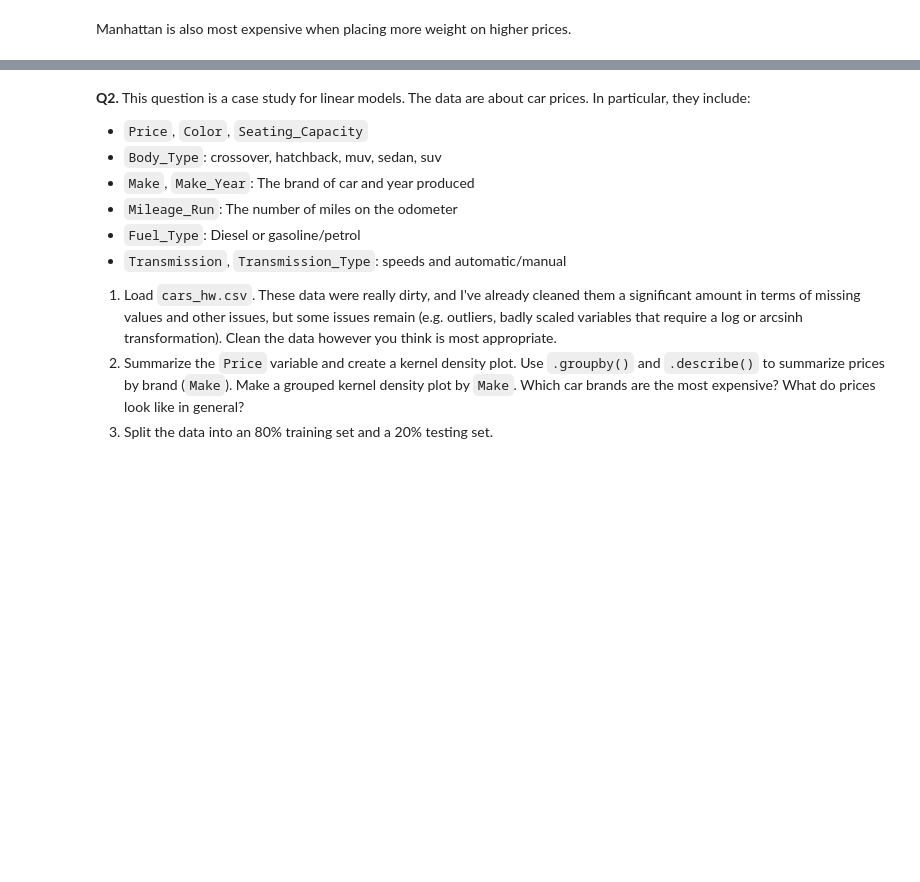
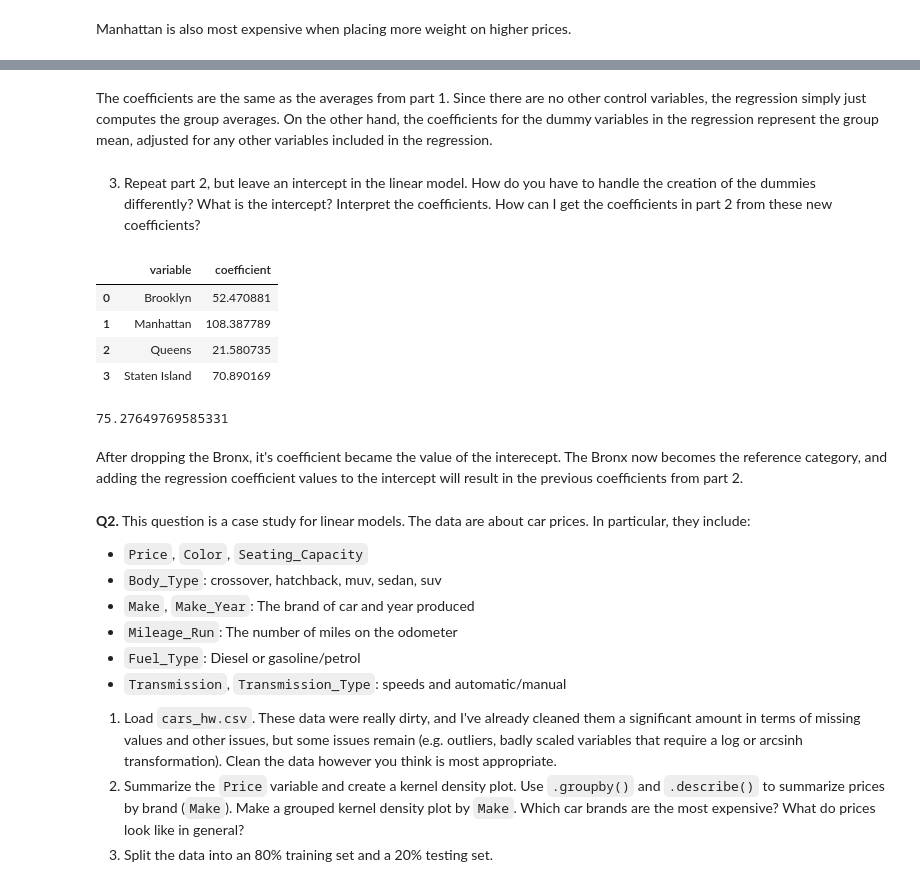
Before and after one commit to fourchain40/linearRegression, a Jupyter notebook: assignment.ipynb, the cells around one changed output, grey strips where cells are left out. Saved outputs shown, nothing was run; the diff lists cells and outputs as text; code cells hidden in the pictures; blank space fills up the shorter version.

```diff
--- a/assignment.ipynb
+++ b/assignment.ipynb
@@ -59,3 +75,26 @@ Manhattan is also most expensive when placing more weight on higher prices.
+# %% [markdown]
+The coefficients are the same as the averages from part 1. Since there are no other control variables, the regression simply just computes the group averages. On the other hand, the coefficients for the dummy variables in the regression represent the group mean, adjusted for any other variables included in the regression.
+# %% [markdown]
+3. Repeat part 2, but leave an intercept in the linear model. How do you have to handle the creation of the dummies differently? What is the intercept? Interpret the coefficients. How can I get the coefficients in part 2 from these new coefficients?
+# %%
+y = df['Price']
+X = pd.get_dummies(df['Neighbourhood '], dtype = 'int', drop_first = True)
+from sklearn import linear_model
+reg = linear_model.LinearRegression().fit(X,y)
+results = pd.DataFrame({'variable':reg.feature_names_in_, 'coefficient': reg.coef_}) # Regression coefficients
+results
+# %% [output]
+|  | variable | coefficient |
+| 0 | Brooklyn | 52.470881 |
+| 1 | Manhattan | 108.387789 |
+| 2 | Queens | 21.580735 |
+| 3 | Staten Island | 70.890169 |
+# %%
+print(reg.intercept_)
+# %% [output]
+75.27649769585331
+# %% [markdown]
+After dropping the Bronx, it's coefficient became the value of the interecept. The Bronx now becomes the reference category, and adding the regression coefficient values to the intercept will result in the previous coefficients from part 2.
 # %% [markdown]
 **Q2.** This question is a case study for linear models. The data are about car prices. In particular, they include:
 
```
Also changed, not shown: parts of 3 cells of this notebook.
